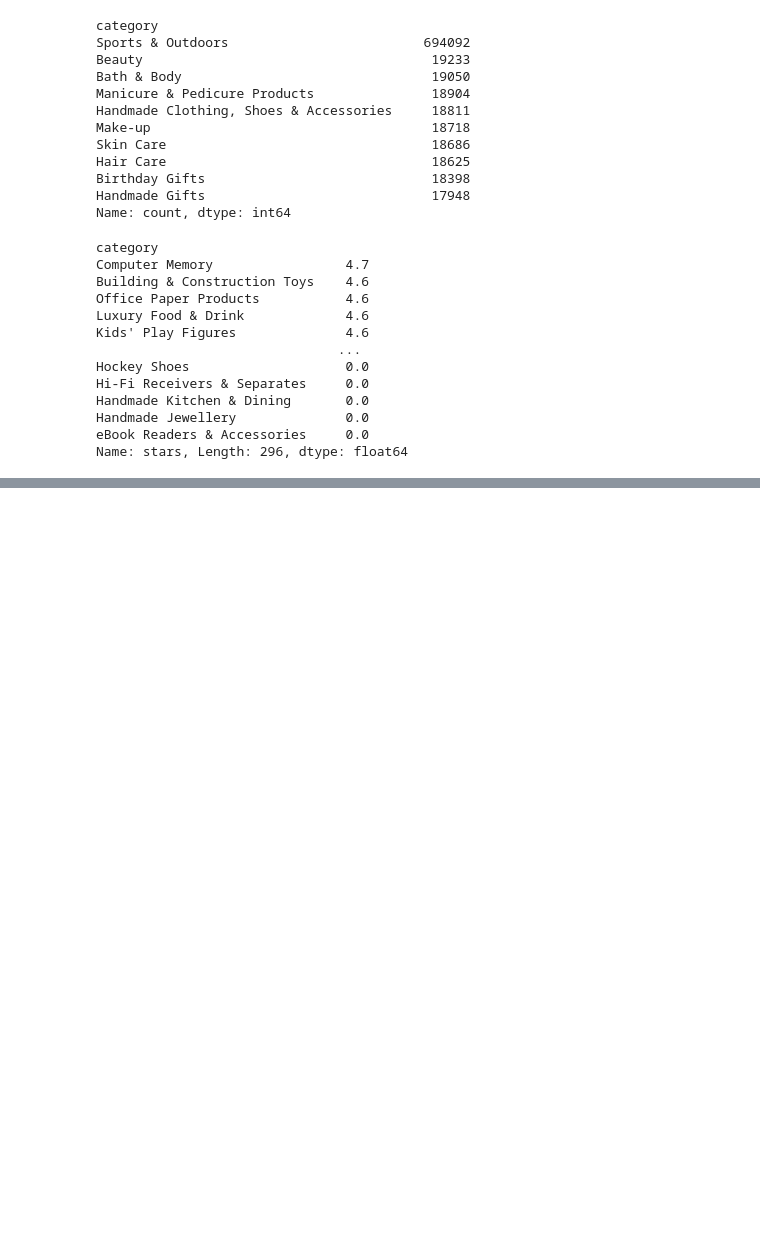
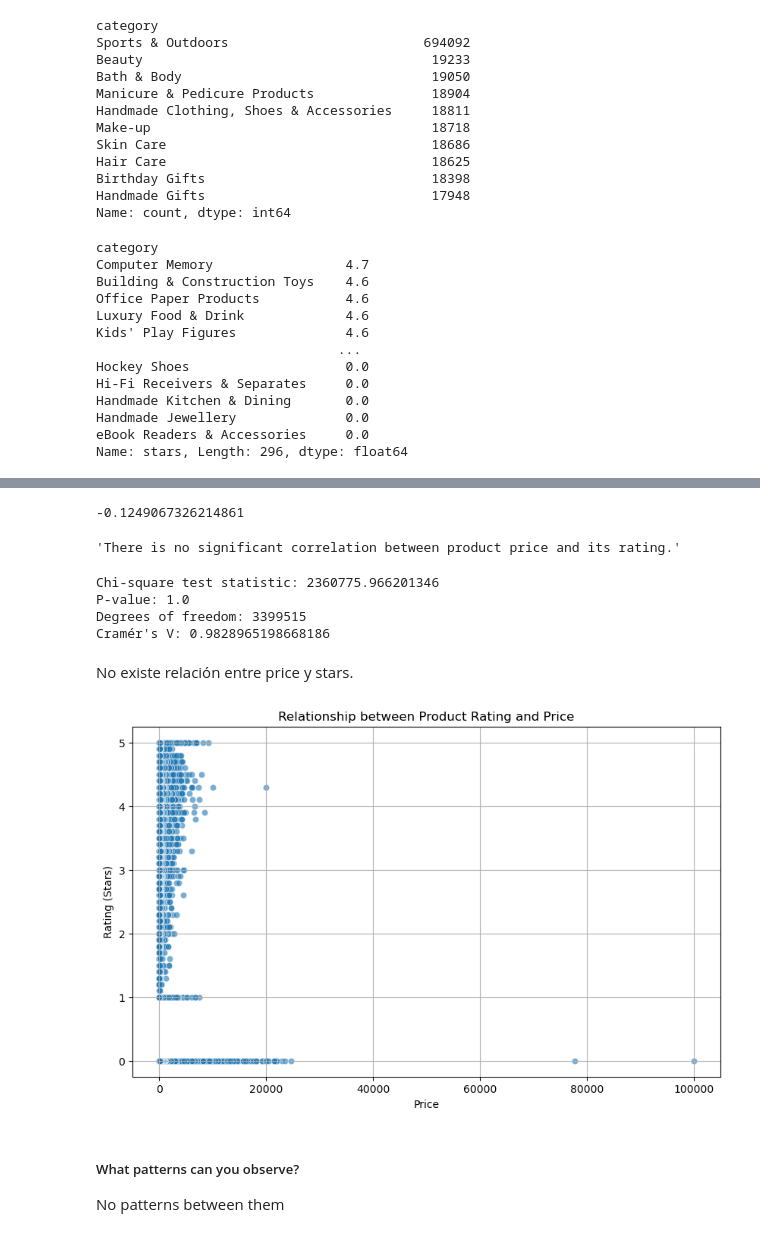
Before and after one commit to jesuserro/lab-eda-bivariate, a Jupyter notebook: main.ipynb, the cells around one changed output, grey strips where cells are left out. Drawn from its saved outputs; the diff is of its cells as text; code cells hidden in the pictures; blank space fills up the shorter version.

```diff
--- a/main.ipynb
+++ b/main.ipynb
@@ -283,0 +286,68 @@ Name: stars, Length: 296, dtype: float64
+# %%
+# Load the dataset
+df = pd.read_csv('amz_uk_price_prediction_dataset.csv')
+
+# Filter necessary columns: 'price' and 'stars'
+df_filtered = df[['price', 'stars']].dropna()
+# %%
+# Calculate the correlation coefficient between `price` and `stars`
+correlation_coefficient = df_filtered['price'].corr(df_filtered['stars'])
+
+# Display the correlation coefficient = -0.1249067326214861
+correlation_coefficient
+# %% [output]
+-0.1249067326214861
+# %%
+# Analyze Significance of Correlation
+
+# Interpret the correlation coefficient to determine if there is a significant correlation between product price and its rating
+if abs(correlation_coefficient) > 0.5:
+    significance = "There is a significant correlation between product price and its rating."
+else:
+    significance = "There is no significant correlation between product price and its rating."
+
+# Display the significance interpretation
+significance
+# %% [output]
+'There is no significant correlation between product price and its rating.'
+# %%
+# Analiza la significancia de la correlación mediante chi-square test y Cramér's V
+
+# Conduct a Chi-square test
+chi2, p, dof, ex = chi2_contingency(pd.crosstab(df_filtered['price'], df_filtered['stars']))
+
+print(f"Chi-square test statistic: {chi2}")
+print(f"P-value: {p}")
+print(f"Degrees of freedom: {dof}")
+
+# Compute Cramér's V
+n = df_filtered.shape[0]
+cramers_v = math.sqrt(chi2 / (n * (min(df_filtered.shape) - 1)))
+
+print(f"Cramér's V: {cramers_v}")
+# %% [output]
+Chi-square test statistic: 2360775.966201346
+P-value: 1.0
+Degrees of freedom: 3399515
+Cramér's V: 0.9828965198668186
+# %% [markdown]
+No existe relación entre price y stars.
+# %%
+# Use a scatter plot to visualize the relationship between product rating and price.
+plt.figure(figsize=(10, 6))
+sns.scatterplot(data=df_filtered, x='price', y='stars', alpha=0.6)
+
+# Set the title and labels
+plt.title('Relationship between Product Rating and Price')
+plt.xlabel('Price')
+plt.ylabel('Rating (Stars)')
+plt.grid(True)
+
+# Display the plot
+plt.show()
+# %% [output]
+[figure, added]
+# %% [markdown]
+##### What patterns can you observe?
+
+No patterns between them
```
Also changed, not shown: parts of 1 cell of this notebook.
